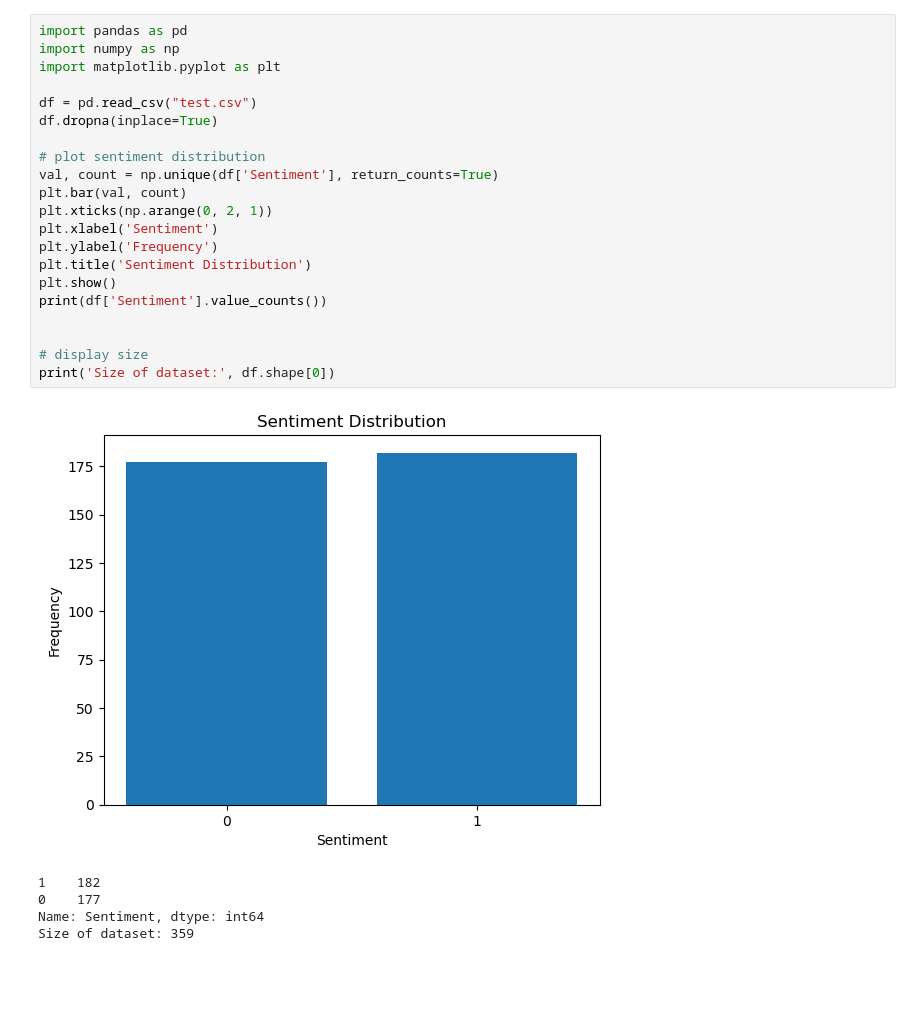
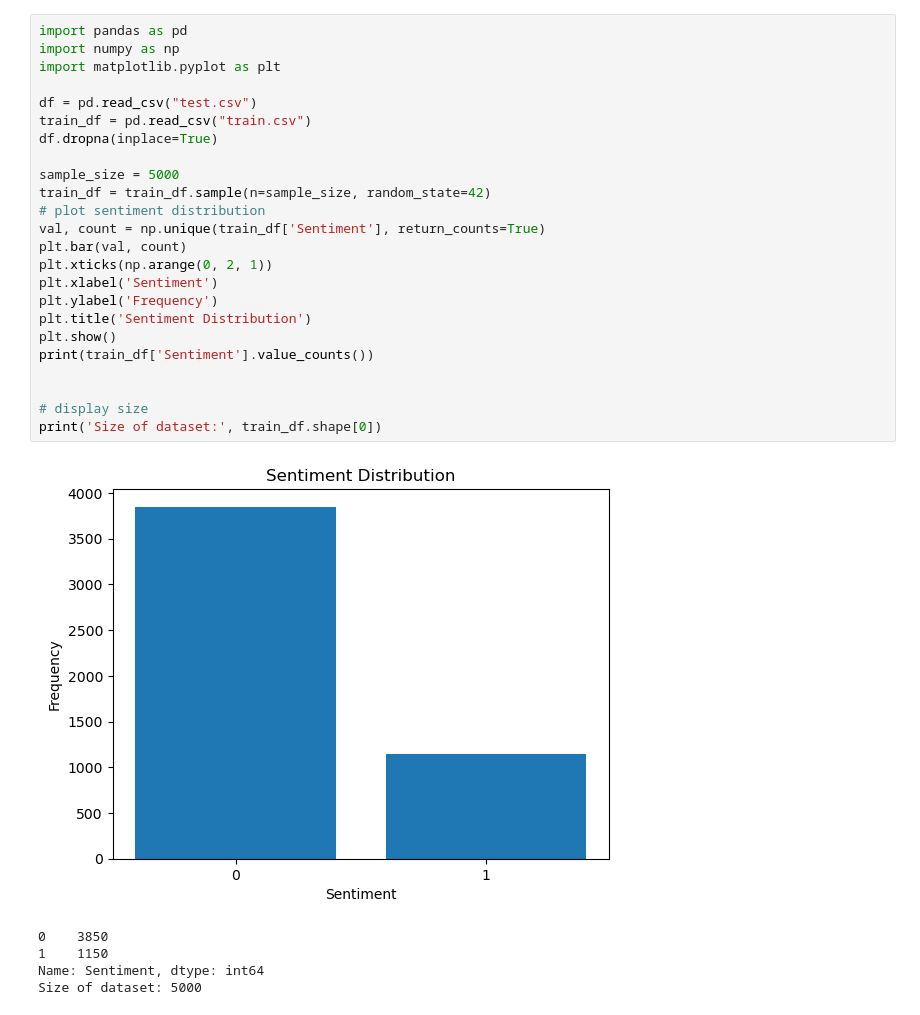
Before and after one commit to mtu4172/Multimodal-ML, a Jupyter notebook: assignment2.ipynb, the cells around one changed output. Drawn from its saved outputs; the diff is of its cells as text; blank space fills up the shorter version.

```diff
--- a/assignment2.ipynb
+++ b/assignment2.ipynb
@@ -1,30 +1,33 @@
 # %%
 import pandas as pd
 import numpy as np
 import matplotlib.pyplot as plt
 
 df = pd.read_csv("test.csv")
+train_df = pd.read_csv("train.csv")
 df.dropna(inplace=True)
 
+sample_size = 5000
+train_df = train_df.sample(n=sample_size, random_state=42)
 # plot sentiment distribution
-val, count = np.unique(df['Sentiment'], return_counts=True)
+val, count = np.unique(train_df['Sentiment'], return_counts=True)
 plt.bar(val, count)
 plt.xticks(np.arange(0, 2, 1))
 plt.xlabel('Sentiment')
 plt.ylabel('Frequency')
 plt.title('Sentiment Distribution')
 plt.show()
-print(df['Sentiment'].value_counts())
+print(train_df['Sentiment'].value_counts())
 
 
 # display size
-print('Size of dataset:', df.shape[0])
+print('Size of dataset:', train_df.shape[0])
 # %% [output]
-[figure, old version]
+[figure, new version]
-1    182
-0    177
+0    3850
+1    1150
 Name: Sentiment, dtype: int64
-Size of dataset: 359
+Size of dataset: 5000
 # %%
 import re
 import nltk
```
Also changed, not shown: parts of 4 cells of this notebook.
